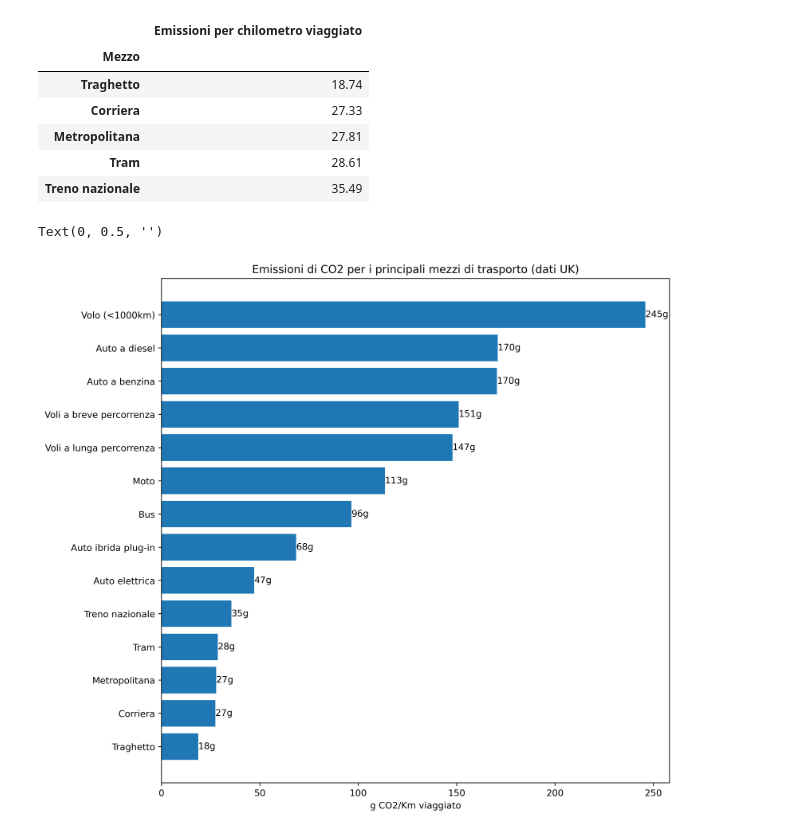
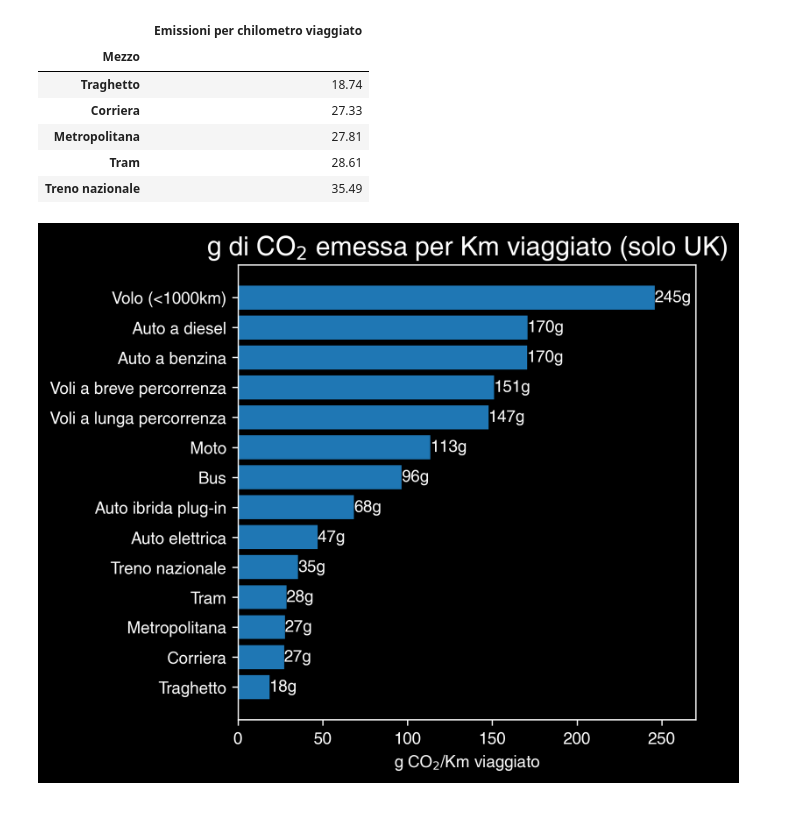
Before and after one commit to Robin-Castellani/TEDx-fogliano-2024, a Jupyter notebook: travel.ipynb, the cells around one changed output. Saved outputs shown, nothing was run; the diff lists cells and outputs as text; code cells hidden in the pictures.

Commit message:
Chore: adapt travel plots to dark style

```diff
--- a/travel.ipynb
+++ b/travel.ipynb
@@ -11,7 +12,8 @@ file_csv = ROOT_FOLDER / "data" / "Travel" / "carbon-footprint-travel-mode.csv"
 images_dir = Path(ROOT_FOLDER / "output" / "images" / "travel")
 images_dir.mkdir(parents=True, exist_ok=True)
 
-plt.style.use("default")
+load_font()
+set_plot_style()
 # %%
 em = pd.read_csv(file_csv, index_col="Mezzo")
 em = em.drop(columns=["Code", "Year"])
@@ -26,12 +28,15 @@ em.head()
 | Tram | 28.61 |
 | Treno nazionale | 35.49 |
 # %%
-fig, ax = plt.subplots(figsize=(10, 10), dpi=400)
+fig, ax = plt.subplots(figsize=(5, 5))
 bars = ax.barh(em.index, em["Emissioni per chilometro viaggiato"])
 ax.bar_label(bars, fmt="%dg")
-ax.set_title("Emissioni di CO2 per i principali mezzi di trasporto (dati UK)")
-ax.set_xlabel("g CO2/Km viaggiato")
+ax.set_title("g di CO$_2$ emessa per Km viaggiato (solo UK)")
+ax.set_xlabel("g CO$_2$/Km viaggiato")
 ax.set_ylabel(None)
+ax.set_xlim(right=270)
+
+plt.show()
+fig.savefig(images_dir / "travel_emissions.png")
 # %% [output]
-Text(0, 0.5, '')
-[figure, old version]
+[figure, new version]
```
Also changed, not shown: parts of 1 cell of this notebook, 1 other file.
